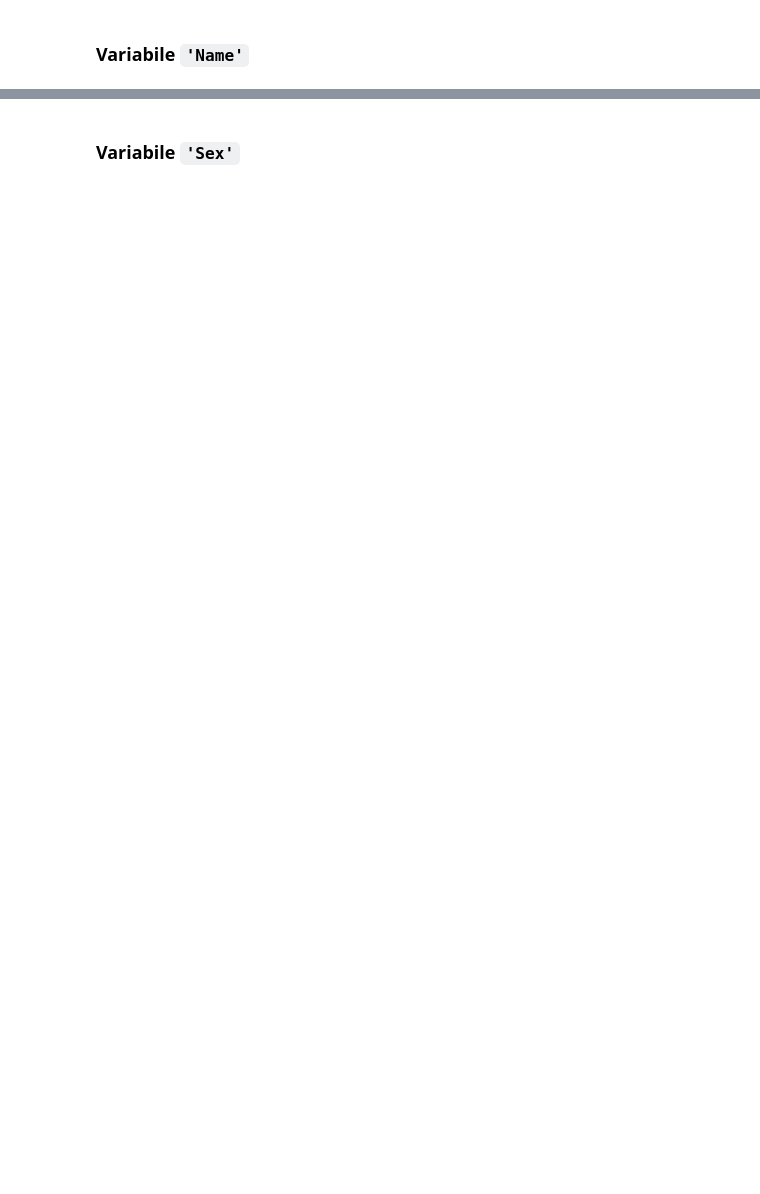
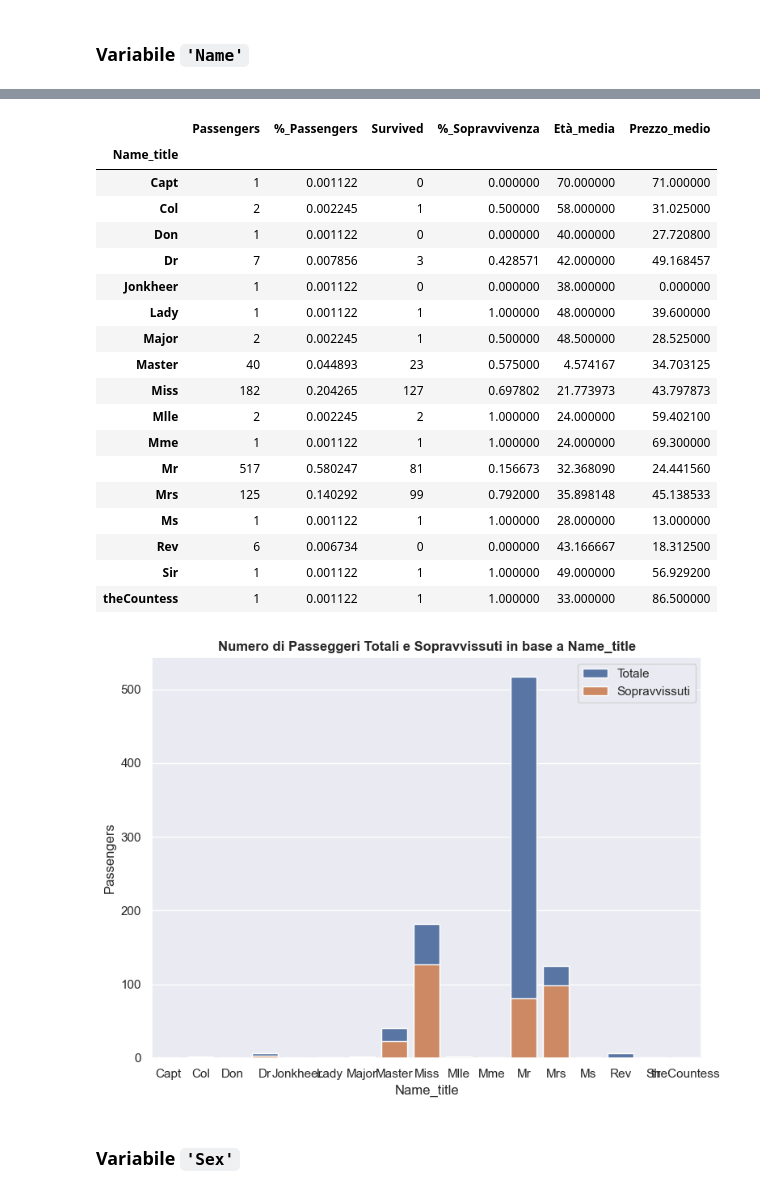
Before and after one commit to marcocolognesi/kaggle_titanic, a Jupyter notebook: notebook.ipynb, the cells around one changed output, grey strips where cells are left out. Saved outputs shown, nothing was run; the diff lists cells and outputs as text; code cells hidden in the pictures; blank space fills up the shorter version.

```diff
--- a/notebook.ipynb
+++ b/notebook.ipynb
@@ -164,19 +140,2 @@ Tuttavia, da essa è possibile estrapolare il **titolo** di ogni persona.
 
 Esso può portare a spunti interessanti per l'analisi
-# %%
-# estrapolo titolo da variabile 'Name'
-
-# primo split utilizzando la virgola
-name_split_1 = [x.split(',')[1] for x in train_df['Name']]
-
-# secondo split utilizzando il punto
-name_split_2 = [x.split('.')[0] for x in name_split_1]
-
-# elimino lo spazio iniziale
-name_split_2_final = [x.replace(' ', '') for x in name_split_2]
-
-# creo nuova colonna 'Name_title'
-train_df['Name_title'] = name_split_2_final
-
-# printing value_counts for each title
-train_df['Name_title'].value_counts()
@@ -245,0 +142,6 @@ train_df.groupby(by=['Pclass', 'Name_title']).sum(numeric_only=True).iloc[:, 1:]
+# %%
+# aggiungo nuova colonna contenente il titolo del nominativo
+train_df = add_name_title_column(titanic_df=train_df, column_with_names='Name')
+
+# .head() per far vedere la nuova colonna
+train_df.head()
@@ -246,2 +155,33 @@ train_df.groupby(by=['Pclass', 'Name_title']).sum(numeric_only=True).iloc[:, 1:]
+# %%
+# groupby per somma, media e count
+title_sum_groupby, title_mean_groupby, title_count_groupby = sum_mean_and_count_groupby(train_df=train_df, variable='Name_title')
+
+# getting EDA insights
+title_eda_insights = get_eda_insights(titanic_train_dataset=train_df, variable='Name_title')
+display(title_eda_insights)
+
+# plot total amount of passengers against survived ones
+plot_total_and_survived_based_on_label(variable_insights_df=title_eda_insights, variable='Name_title')
+# %% [output]
+|  | Passengers | %_Passengers | Survived | %_Sopravvivenza | Età_media | Prezzo_medio |
+| Name_title |  |  |  |  |  |  |
+| Capt | 1 | 0.001122 | 0 | 0.000000 | 70.000000 | 71.000000 |
+| Col | 2 | 0.002245 | 1 | 0.500000 | 58.000000 | 31.025000 |
+| Don | 1 | 0.001122 | 0 | 0.000000 | 40.000000 | 27.720800 |
+| Dr | 7 | 0.007856 | 3 | 0.428571 | 42.000000 | 49.168457 |
+| Jonkheer | 1 | 0.001122 | 0 | 0.000000 | 38.000000 | 0.000000 |
+| Lady | 1 | 0.001122 | 1 | 1.000000 | 48.000000 | 39.600000 |
+| Major | 2 | 0.002245 | 1 | 0.500000 | 48.500000 | 28.525000 |
+| Master | 40 | 0.044893 | 23 | 0.575000 | 4.574167 | 34.703125 |
+| Miss | 182 | 0.204265 | 127 | 0.697802 | 21.773973 | 43.797873 |
+| Mlle | 2 | 0.002245 | 2 | 1.000000 | 24.000000 | 59.402100 |
+| Mme | 1 | 0.001122 | 1 | 1.000000 | 24.000000 | 69.300000 |
+| Mr | 517 | 0.580247 | 81 | 0.156673 | 32.368090 | 24.441560 |
+| Mrs | 125 | 0.140292 | 99 | 0.792000 | 35.898148 | 45.138533 |
+| Ms | 1 | 0.001122 | 1 | 1.000000 | 28.000000 | 13.000000 |
+| Rev | 6 | 0.006734 | 0 | 0.000000 | 43.166667 | 18.312500 |
+| Sir | 1 | 0.001122 | 1 | 1.000000 | 49.000000 | 56.929200 |
+| theCountess | 1 | 0.001122 | 1 | 1.000000 | 33.000000 | 86.500000 |
+[figure, added]
 # %% [markdown]
 ### **Variabile `'Sex'`**
```
Also changed, not shown: parts of 20 cells of this notebook.
